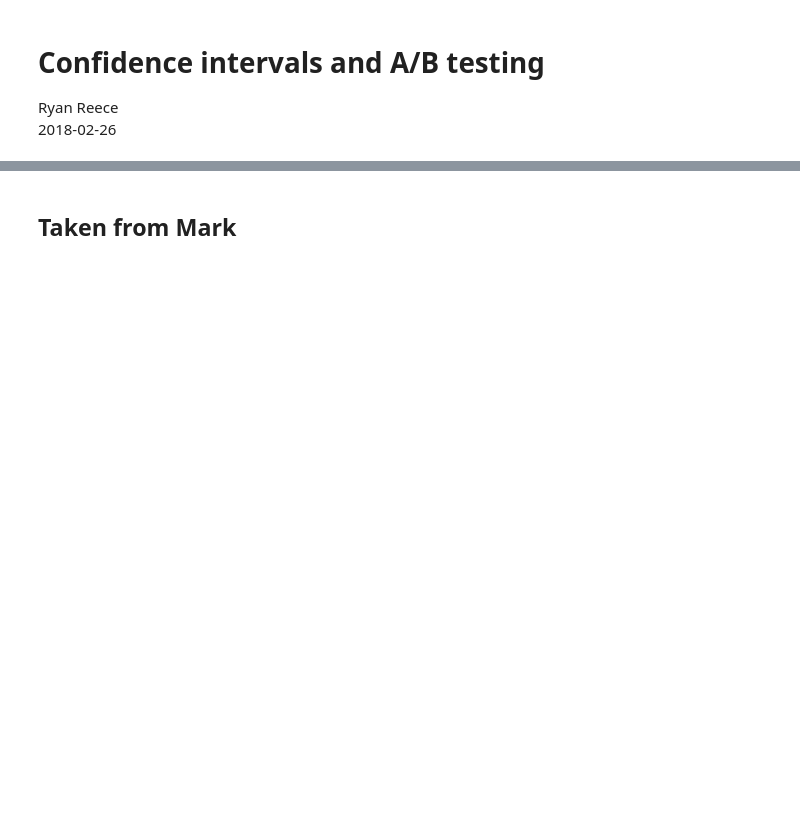
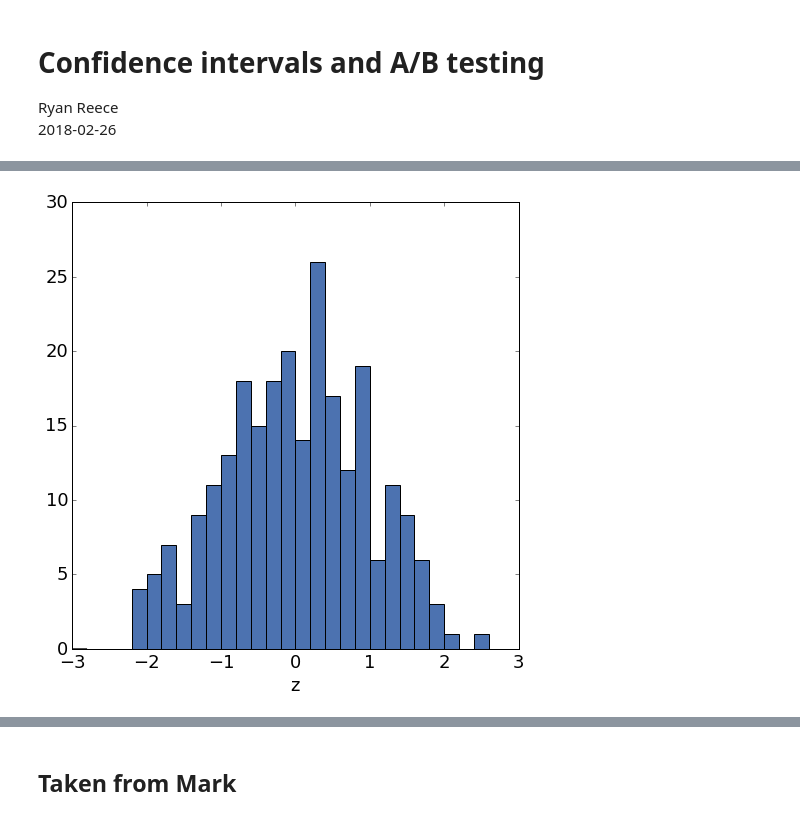
Before and after one commit to rreece/insight-workarea, a Jupyter notebook: data-challenges/a-b-testing/confidence-intervals-and-a-b-testing.ipynb, the cells around one changed output, grey strips where cells are left out. Drawn from its saved outputs; the diff is of its cells as text; code cells hidden in the pictures; blank space fills up the shorter version.

```diff
--- a/data-challenges/a-b-testing/confidence-intervals-and-a-b-testing.ipynb
+++ b/data-challenges/a-b-testing/confidence-intervals-and-a-b-testing.ipynb
@@ -7,0 +181,7 @@ Ryan Reece
+# %%
+xdata0 = df[df['label']==0]['x']
+zscores = stats.zscore(xdata0)
+stuff = plt.hist(zscores, bins=np.arange(-3, 3, 0.2))
+stuff1 = plt.xlabel('z')
+# %% [output]
+[figure, added]
```
Also changed, not shown: parts of 33 cells of this notebook, 2 other files.
